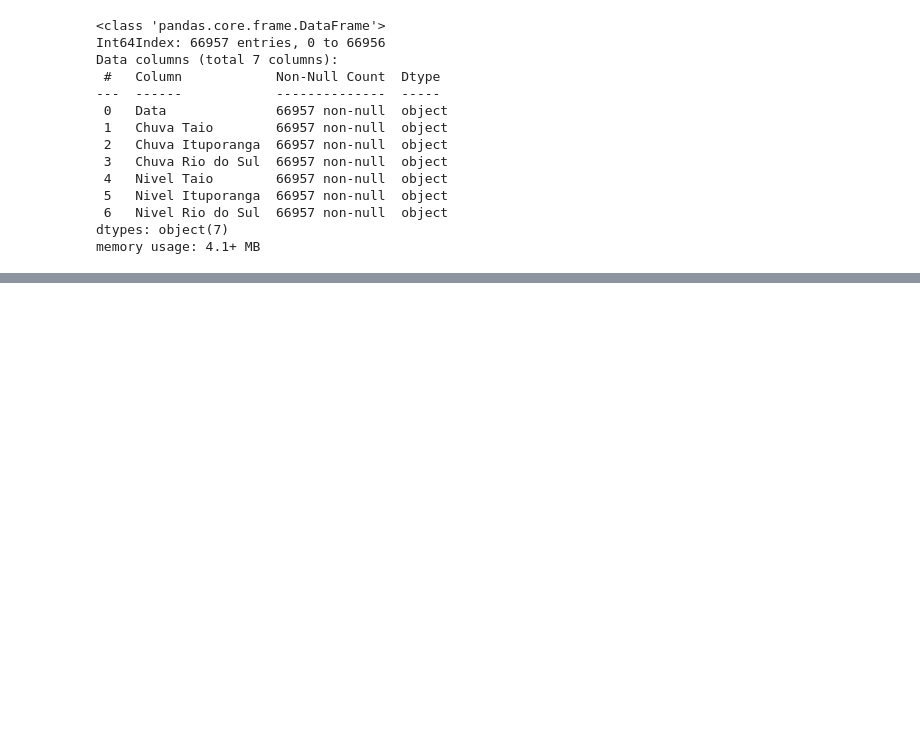
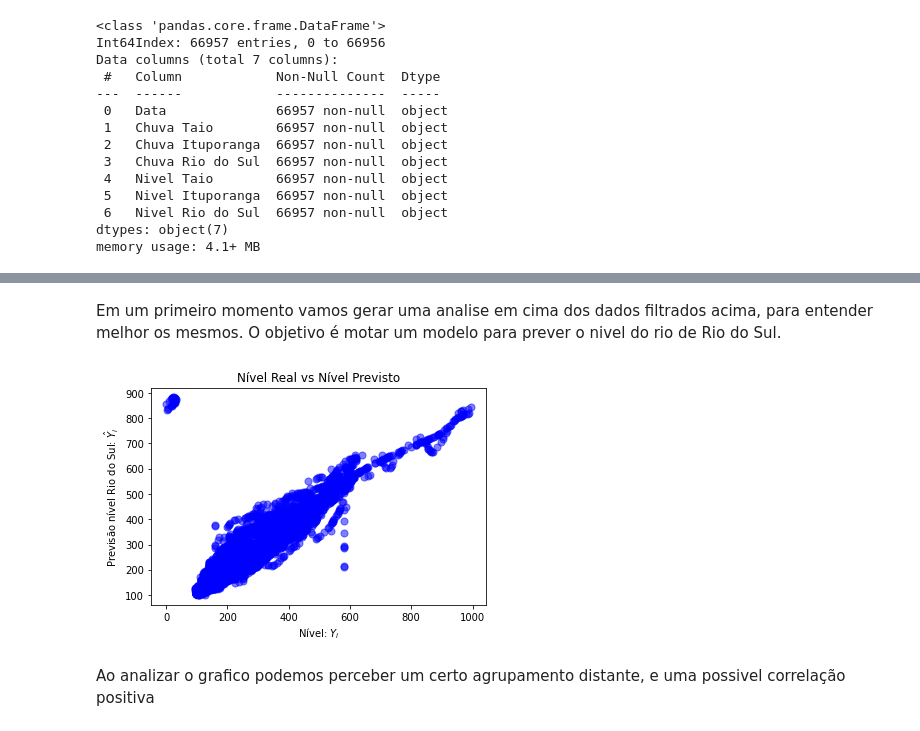
Before and after one commit to rafandoo/ciencia-de-dados, a Jupyter notebook: ATV_Previsao_cheias/cheias.ipynb, the cells around one changed output, grey strips where cells are left out. Cells and saved outputs as stored; diff of their text form; code cells hidden in the pictures; blank space fills up the shorter version.

```diff
--- a/ATV_Previsao_cheias/cheias.ipynb
+++ b/ATV_Previsao_cheias/cheias.ipynb
@@ -65,3 +67,19 @@ Data columns (total 7 columns):
  6   Nivel Rio do Sul  66957 non-null  object
 dtypes: object(7)
 memory usage: 4.1+ MB
+# %%
+#Conversão dos tipos de dados de objetos para numericos
+
+cheias['Chuva Taio'] = cheias['Chuva Taio'].astype(float)
+cheias['Chuva Ituporanga'] = cheias['Chuva Ituporanga'].astype(float)
+cheias['Chuva Rio do Sul'] = cheias['Chuva Rio do Sul'].astype(float)
+
+cheias['Nivel Taio'] = cheias['Nivel Taio'].astype(int)
+cheias['Nivel Ituporanga'] = cheias['Nivel Ituporanga'].astype(int)
+cheias['Nivel Rio do Sul'] = cheias['Nivel Rio do Sul'].astype(int)
+
+
+#Conversao de data para data time
+cheias['Data'] = pd.to_datetime(cheias['Data'])
+
+cheias.info()
@@ -67,0 +103,6 @@ memory usage: 4.1+ MB
+# %% [markdown]
+
+Em um primeiro momento vamos gerar uma analise em cima dos dados filtrados acima, para entender melhor os mesmos. O objetivo é motar um modelo para prever o nivel do rio de Rio do Sul.
+# %%
+x = cheias[['Chuva Taio', 'Chuva Ituporanga', 'Chuva Rio do Sul', 'Nivel Taio', 'Nivel Ituporanga']]
+y = cheias[['Nivel Rio do Sul']]
@@ -67,0 +116,23 @@ memory usage: 4.1+ MB
+# %%
+# Vamos gerar os modelos de treiamento
+x_train, x_test, y_train, y_test = train_test_split(x, y, train_size = 0.8, test_size = 0.2)
+# %%
+# Vamos gerar o modelo de regressão multipla
+regressaoMultipla = LinearRegression()
+regressaoMultipla.fit(x_train, y_train)
+
+y_previsto = regressaoMultipla.predict(x_test)
+# %%
+# Para se ter uma melhor visualização, vamos gerar um gráfico de nivel real vs previsto
+
+plt.scatter(y_test, y_previsto, c = 'b',  s = 50, alpha = 0.5)
+
+plt.xlabel("Nível: $Y_i$")
+plt.ylabel("Previsão nível Rio do Sul: $\hat{Y}_i$")
+plt.title("Nível Real vs Nível Previsto")
+
+plt.show()
+# %% [output]
+[figure, added]
+# %% [markdown]
+Ao analizar o grafico podemos perceber um certo agrupamento distante, e uma possivel correlação positiva
```
Also changed, not shown: parts of 19 cells of this notebook.
